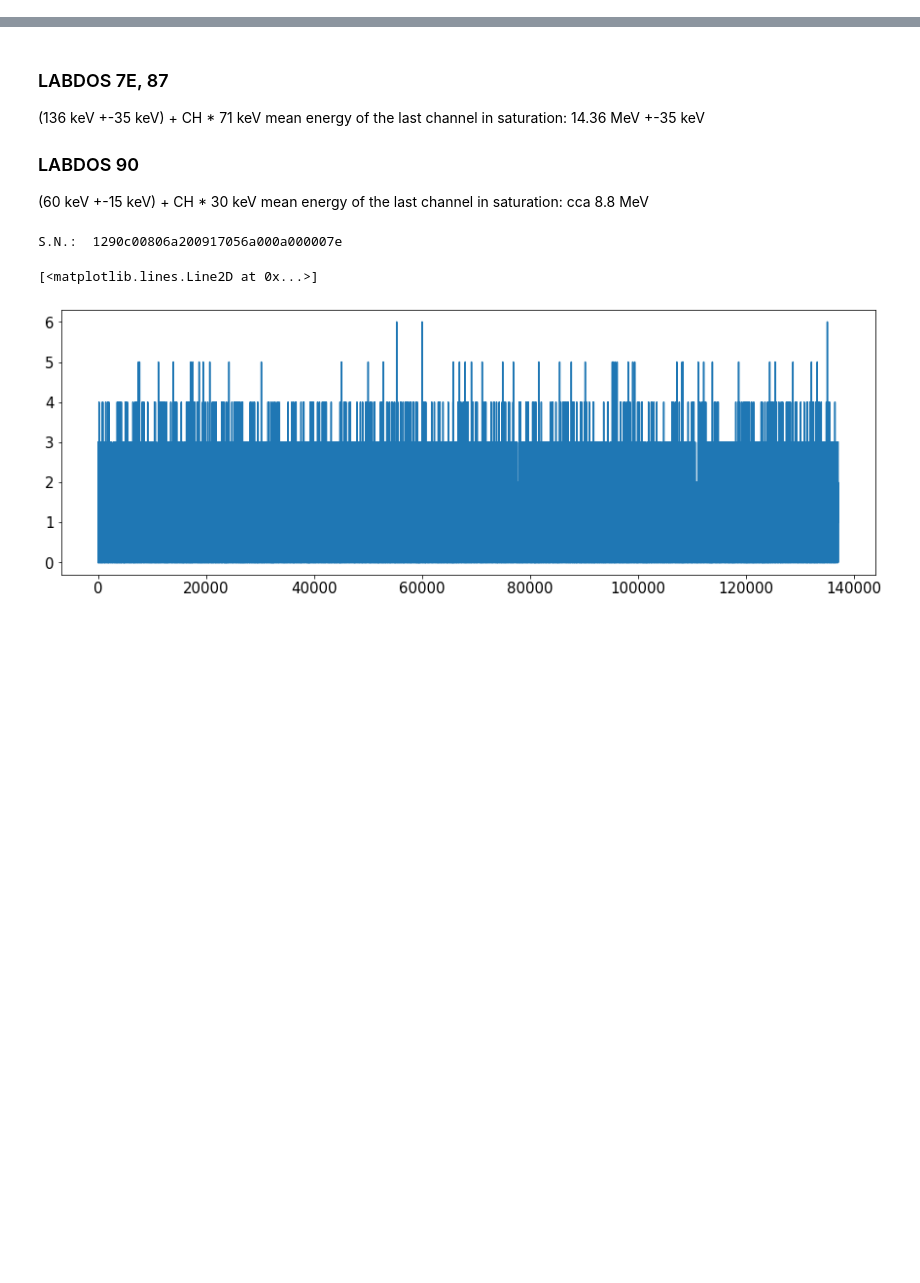
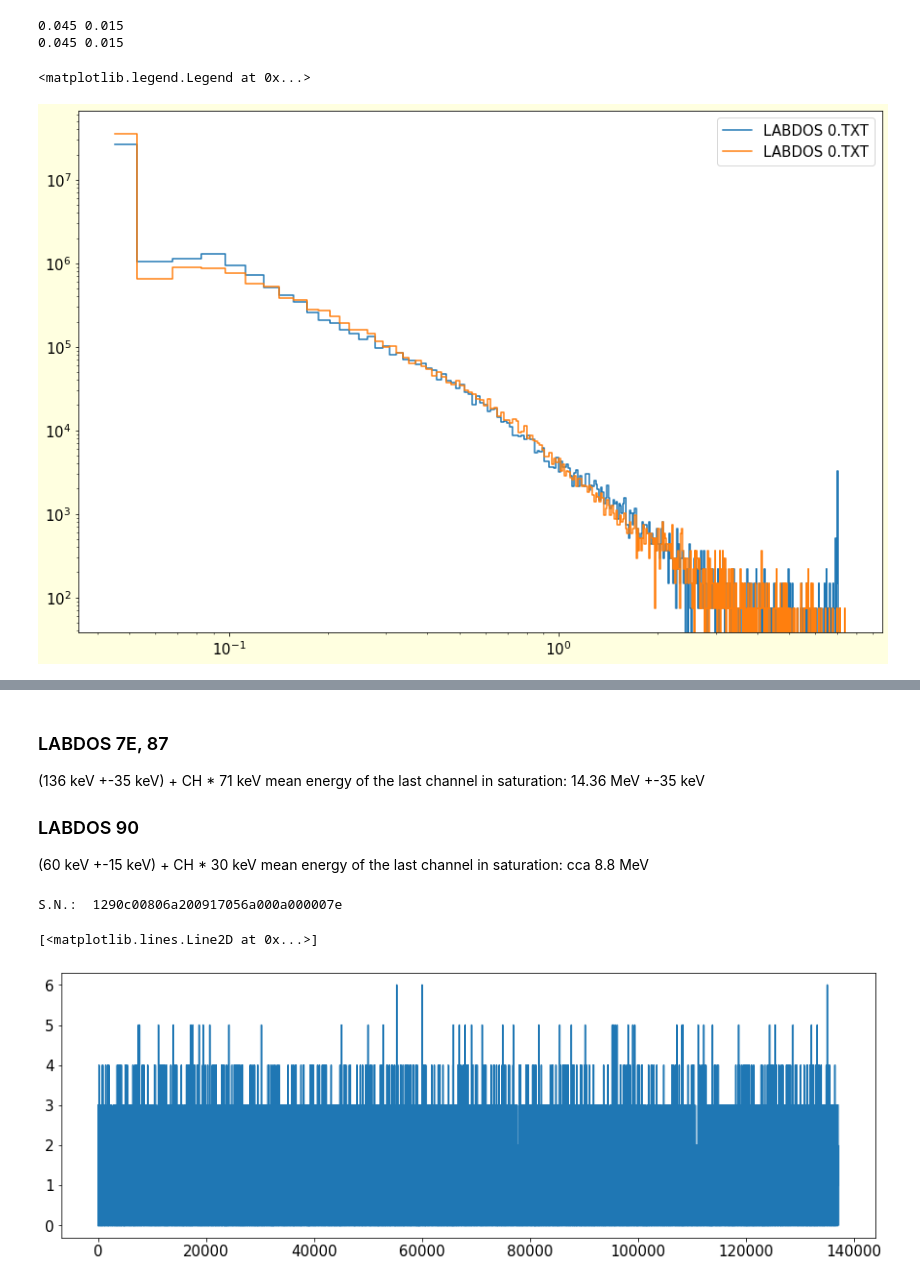
Before and after one commit to UniversalScientificTechnologies/LABDOS01, a Jupyter notebook: notebooks/data-parser.ipynb, the cells around one changed output, grey strips where cells are left out. Drawn from its saved outputs; the diff is of its cells as text; code cells hidden in the pictures; blank space fills up the shorter version.

Commit message:
las data before packaging

```diff
--- a/notebooks/data-parser.ipynb
+++ b/notebooks/data-parser.ipynb
@@ -9,3 +9,82 @@ import os
 import glob
 import matplotlib.pyplot as plt
 import matplotlib
+# %%
+plt.figure(figsize=(15,10), facecolor='lightyellow')
+matplotlib.rcParams.update({'font.size': 15})
+
+fto = '/storage/experiments/2023/09_labdos_italy/labdos_B8_230905_0933.txt' #  File to Open
+fto = '/storage/experiments/2023/10_labdos_tests/D9/0.TXT' #  Uranove sklo
+fto = '/storage/experiments/2023/10_labdos_tests/EF/hangar_oprava/0.TXT'
+fto = '/storage/experiments/2023/10_labdos_tests/EF/hangar_oprava/Hangar_ALpaska/2.TXT'
+fto = '/storage/experiments/2023/11_labdos_tests/porovnani_2611/LABDOS_20231126_014406.log'
+fto = '/storage/experiments/2023/12_USA_LABDOS/flight/LABDOS01A/0.TXT' # Slegl USA
+
+l=[]
+l.extend(range(0,506))
+df = pd.read_csv(fto, sep=',', header=None, names=l, comment='*', low_memory=False)#,engine='python' )
+df = df.reset_index(drop=True)
+#sn1 = df.loc[df[0]=='$DOS'].iloc[0,5]
+#print("S.N.: ", sn1)
+df = df.loc[df[0]=='$HIST']
+
+FIRST_CHANNEL = 8
+
+rcc = df
+
+ener = rcc.iloc[:,FIRST_CHANNEL:500].sum()
+
+coef2 = np.array([0.,0.])
+coef2[1] = 0.015
+coef2[0] = 0.015*3
+
+print (coef2[0], coef2[1])
+
+e1 = pd.DataFrame()
+e1['1'] = ener
+e1['i'] = ener.index
+e1['x'] = (e1['i'].astype(float)-FIRST_CHANNEL) * coef2[1] + coef2[0]
+
+plt.plot(e1['x'], e1['1'] * 1.1/ coef2[1], label='LABDOS '+fto.split('/')[-1], drawstyle='steps-mid')
+
+fto = '/storage/experiments/2023/09_labdos_italy/labdos_EF_230905_0934.txt' #  File to Open
+fto = '/storage/experiments/2023/10_labdos_tests/EF/0.TXT' #  Uranove sklo
+fto = '/storage/experiments/2023/11_labdos_tests/porovnani_2611/LABDOS_20231126_014748.log'
+fto = '/storage/experiments/2023/11_labdos_tests/1_25V_fixed_reference/LABDOS_20231126_143234.log'
+fto = '/storage/experiments/2023/12_USA_LABDOS/flight/LABDOS01B/0.TXT' # Slegl USA
+
+l=[]
+l.extend(range(0,520))
+df = pd.read_csv(fto, sep=',', header=None, names=l, comment='*', low_memory=False)#,engine='python' )
+df = df.reset_index(drop=True)
+#sn1 = df.loc[df[0]=='$DOS'].iloc[0,5]
+#print("S.N.: ", sn1)
+df = df.loc[df[0]=='$HIST']
+
+FIRST_CHANNEL = 8
+
+rcc = df
+
+ener = rcc.iloc[:,FIRST_CHANNEL:500].sum()
+
+coef2 = np.array([0.,0.])
+coef2[1] = 0.015
+coef2[0] = 0.015*3
+
+print (coef2[0], coef2[1])
+
+e2 = pd.DataFrame()
+e2['1'] = ener
+e2['i'] = ener.index
+e2['x'] = (e2['i'].astype(float)-FIRST_CHANNEL) * coef2[1] + coef2[0]
+
+plt.plot(e2['x'], e2['1'] * 1.1/ coef2[1], label='LABDOS '+fto.split('/')[-1], drawstyle='steps-mid')
+
+plt.yscale('log')
+plt.xscale('log')
+plt.legend()
+# %% [output]
+0.045 0.015
+0.045 0.015
+<matplotlib.legend.Legend at 0x...>
+[figure, added]
```
Also changed, not shown: parts of 24 cells of this notebook.
